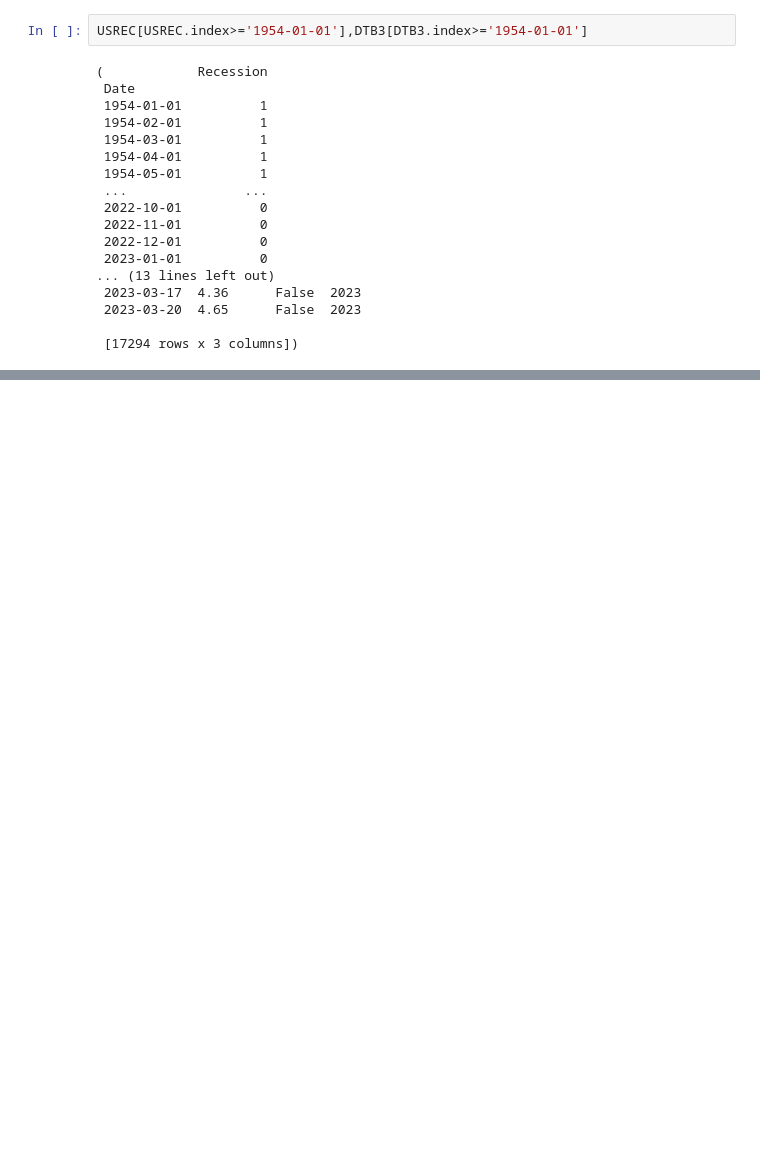
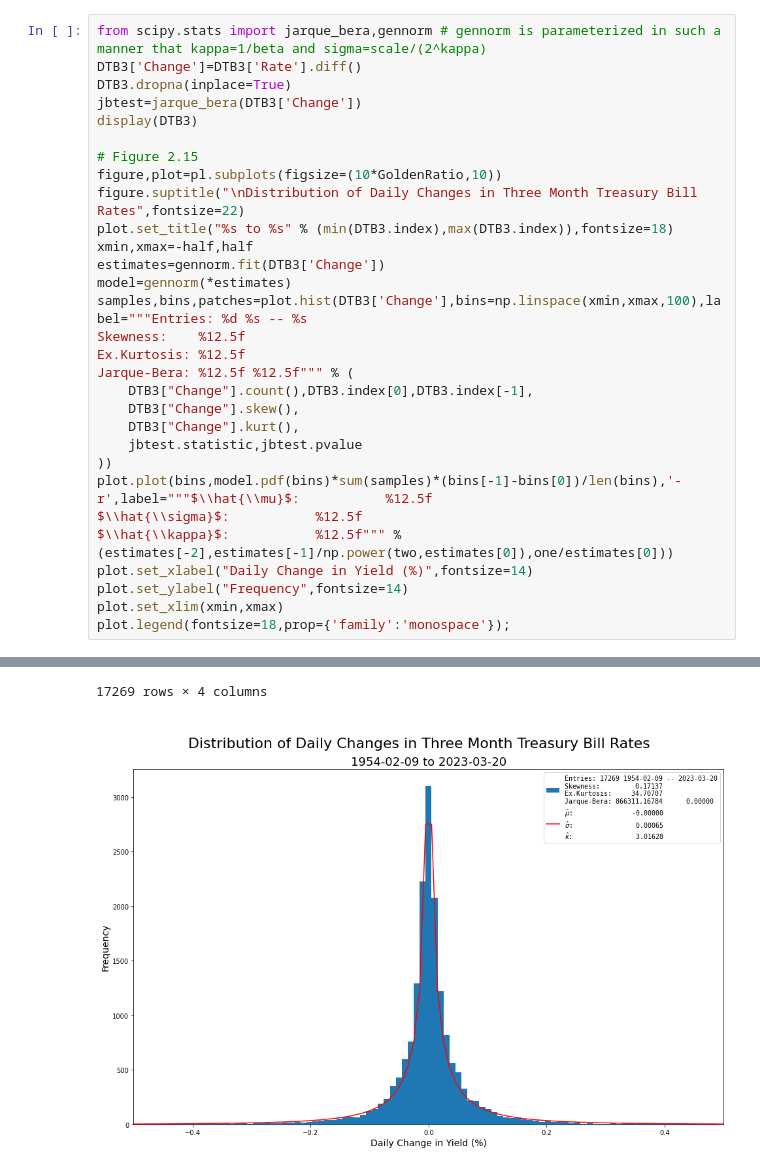
Before and after one commit to Farmhouse121/Adventures-in-Financial-Data-Science, a Jupyter notebook: Book/Section 2.4 Interest Rates/Section 2.4.2.1 The Distribution of Changes in Interest Rates.ipynb, the cells around one changed output, grey strips where cells are left out. Drawn from its saved outputs; the diff is of its cells as text; blank space fills up the shorter version.

```diff
--- a/Book/Section 2.4 Interest Rates/Section 2.4.2.1 The Distribution of Changes in Interest Rates.ipynb
+++ b/Book/Section 2.4 Interest Rates/Section 2.4.2.1 The Distribution of Changes in Interest Rates.ipynb
@@ -81,20 +79,31 @@ plot.set_ylabel('Interest Rate (%)',fontsize=16);
-# %%
-USREC[USREC.index>='1954-01-01'],DTB3[DTB3.index>='1954-01-01']
-# %% [output]
-(            Recession
- Date
- 1954-01-01          1
- 1954-02-01          1
- 1954-03-01          1
- 1954-04-01          1
- 1954-05-01          1
- ...               ...
- 2022-10-01          0
- 2022-11-01          0
- 2022-12-01          0
- 2023-01-01          0
-... (13 lines left out)
- 2023-03-17  4.36      False  2023
- 2023-03-20  4.65      False  2023
-
- [17294 rows x 3 columns])
+# %%
+from scipy.stats import jarque_bera,gennorm # gennorm is parameterized in such a manner that kappa=1/beta and sigma=scale/(2^kappa)
+DTB3['Change']=DTB3['Rate'].diff()
+DTB3.dropna(inplace=True)
+jbtest=jarque_bera(DTB3['Change'])
+display(DTB3)
+
+# Figure 2.15
+figure,plot=pl.subplots(figsize=(10*GoldenRatio,10))
+figure.suptitle("\nDistribution of Daily Changes in Three Month Treasury Bill Rates",fontsize=22)
+plot.set_title("%s to %s" % (min(DTB3.index),max(DTB3.index)),fontsize=18)
+xmin,xmax=-half,half
+estimates=gennorm.fit(DTB3['Change'])
+model=gennorm(*estimates)
+samples,bins,patches=plot.hist(DTB3['Change'],bins=np.linspace(xmin,xmax,100),label="""Entries: %d %s -- %s
+Skewness:    %12.5f
+Ex.Kurtosis: %12.5f
+Jarque-Bera: %12.5f %12.5f""" % (
+    DTB3["Change"].count(),DTB3.index[0],DTB3.index[-1],
+    DTB3["Change"].skew(),
+    DTB3["Change"].kurt(),
+    jbtest.statistic,jbtest.pvalue
+))
+plot.plot(bins,model.pdf(bins)*sum(samples)*(bins[-1]-bins[0])/len(bins),'-r',label="""$\\hat{\\mu}$:           %12.5f
+$\\hat{\\sigma}$:           %12.5f
+$\\hat{\\kappa}$:           %12.5f""" % (estimates[-2],estimates[-1]/np.power(two,estimates[0]),one/estimates[0]))
+plot.set_xlabel("Daily Change in Yield (%)",fontsize=14)
+plot.set_ylabel("Frequency",fontsize=14)
+plot.set_xlim(xmin,xmax)
+plot.legend(fontsize=18,prop={'family':'monospace'});
+# %% [output]
@@ -100,0 +123,2 @@ USREC[USREC.index>='1954-01-01'],DTB3[DTB3.index>='1954-01-01']
+17269 rows × 4 columns
+[figure, added]
```
Also changed, not shown: parts of 3 cells of this notebook.
